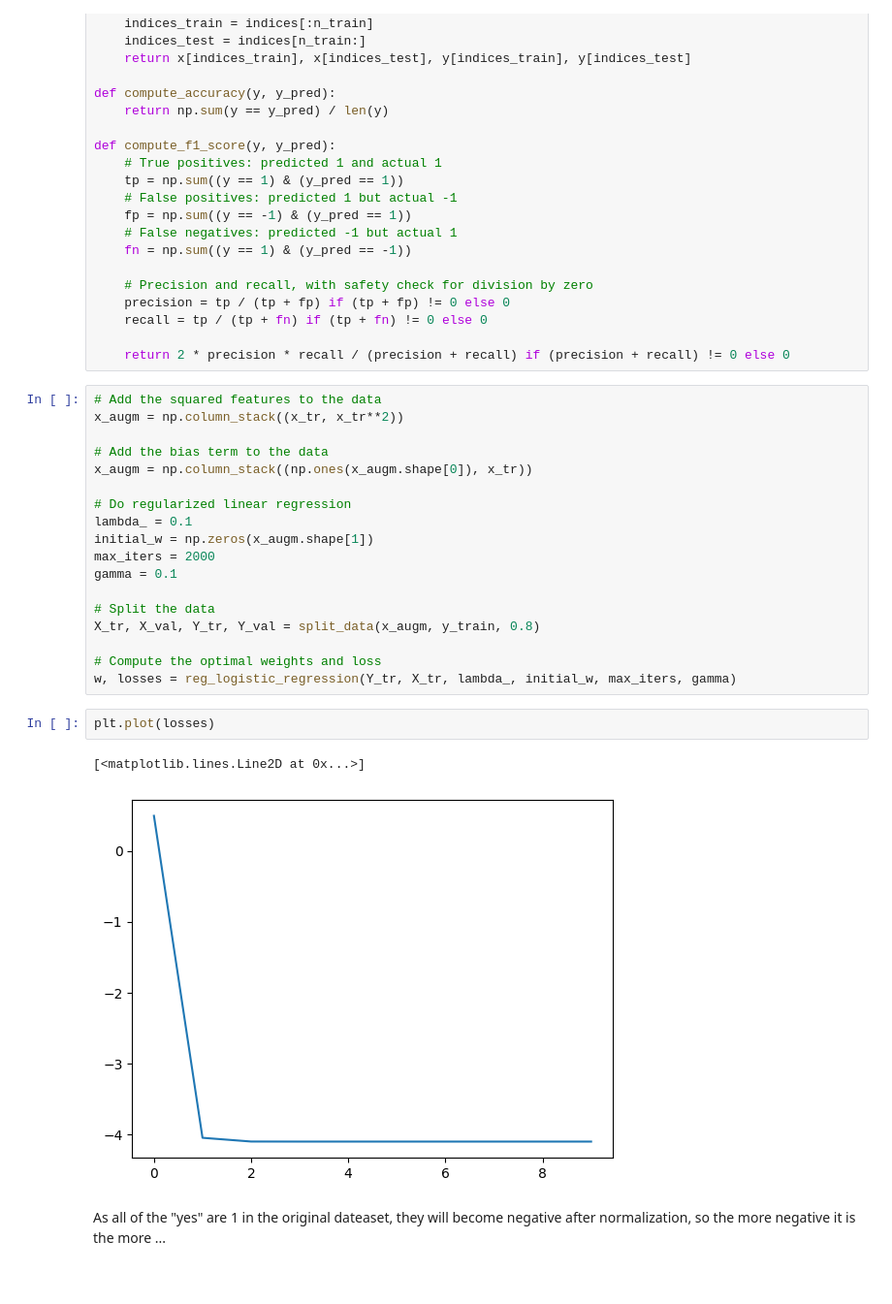
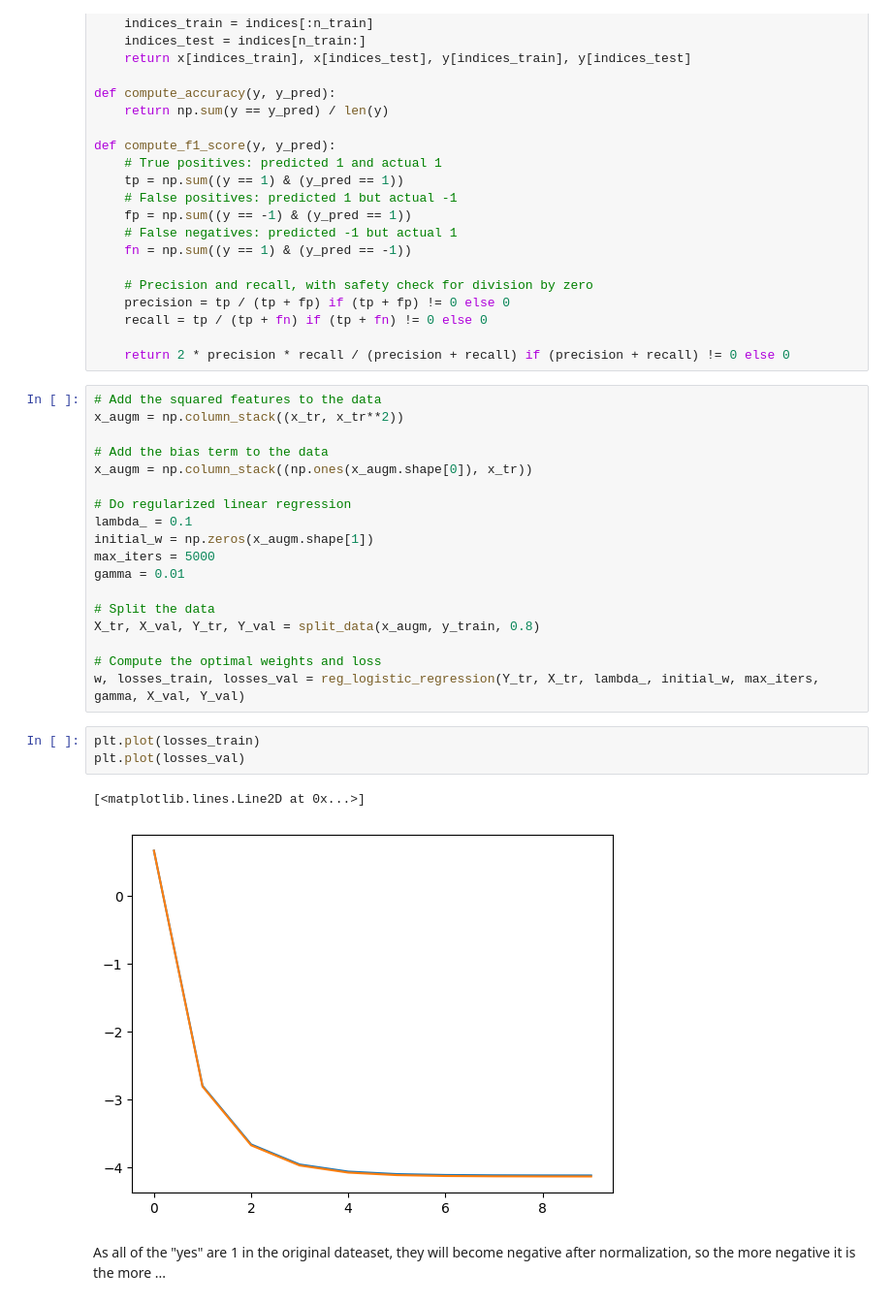
Before and after one commit to usercharly123/ML-Project-1, a Jupyter notebook: Charled/cleaning.ipynb, the cells around one changed output. Shown at 97% size. Drawn from its saved outputs; the diff is of its cells as text.

```diff
--- a/Charled/cleaning.ipynb
+++ b/Charled/cleaning.ipynb
@@ -149,19 +146,20 @@ x_augm = np.column_stack((np.ones(x_augm.shape[0]), x_tr))
 # Do regularized linear regression
 lambda_ = 0.1
 initial_w = np.zeros(x_augm.shape[1])
-max_iters = 2000
-gamma = 0.1
+max_iters = 5000
+gamma = 0.01
 
 # Split the data
 X_tr, X_val, Y_tr, Y_val = split_data(x_augm, y_train, 0.8)
 
 # Compute the optimal weights and loss
-w, losses = reg_logistic_regression(Y_tr, X_tr, lambda_, initial_w, max_iters, gamma)
+w, losses_train, losses_val = reg_logistic_regression(Y_tr, X_tr, lambda_, initial_w, max_iters, gamma, X_val, Y_val)
-# %%
-plt.plot(losses)
-# %% [output]
-[<matplotlib.lines.Line2D at 0x...>]
-[figure, removed]
+# %%
+plt.plot(losses_train)
+plt.plot(losses_val)
+# %% [output]
+[<matplotlib.lines.Line2D at 0x...>]
+[figure, added]
 # %% [markdown]
 As all of the "yes" are 1 in the original dateaset, they will become negative after normalization, so the more negative it is the more ...
 # %%
```
Also changed, not shown: parts of 4 cells of this notebook.
